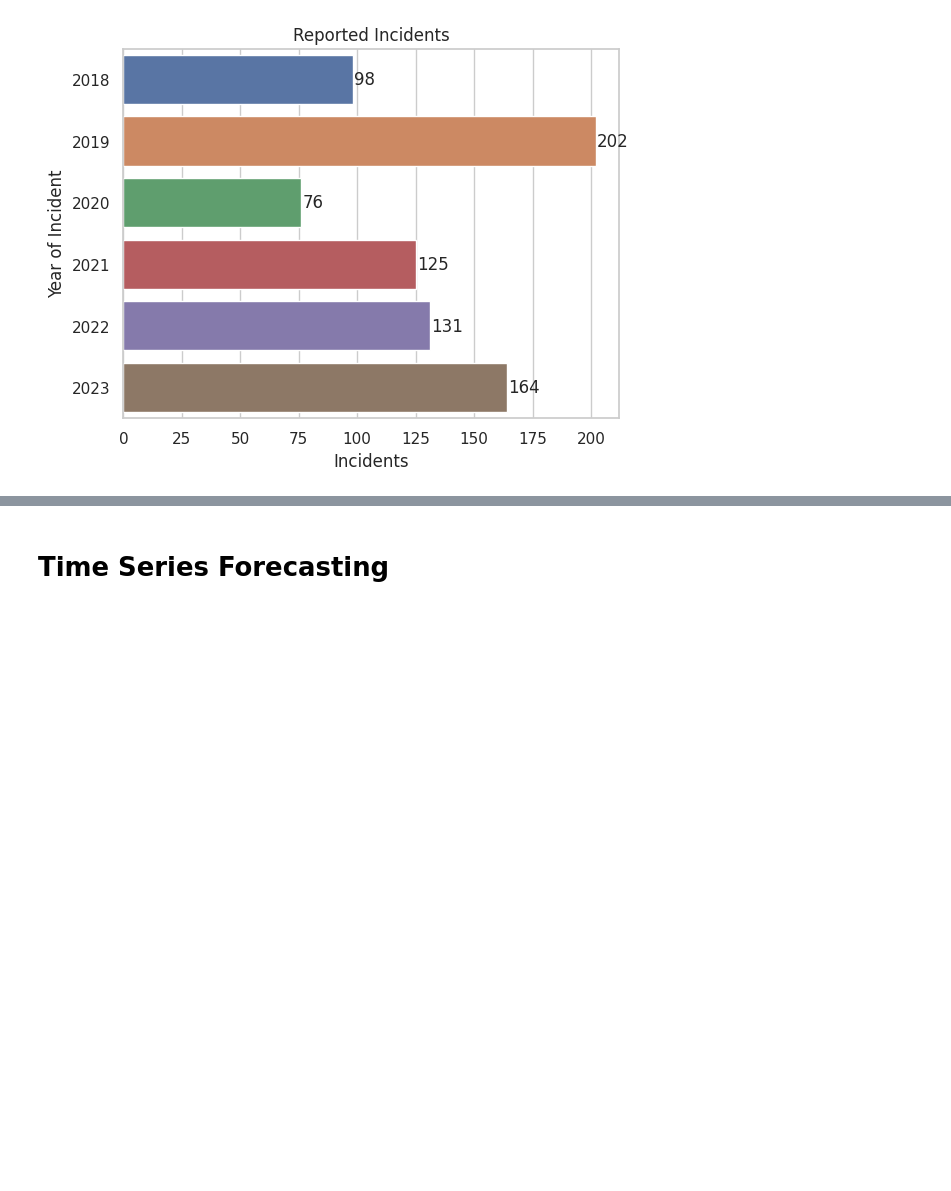
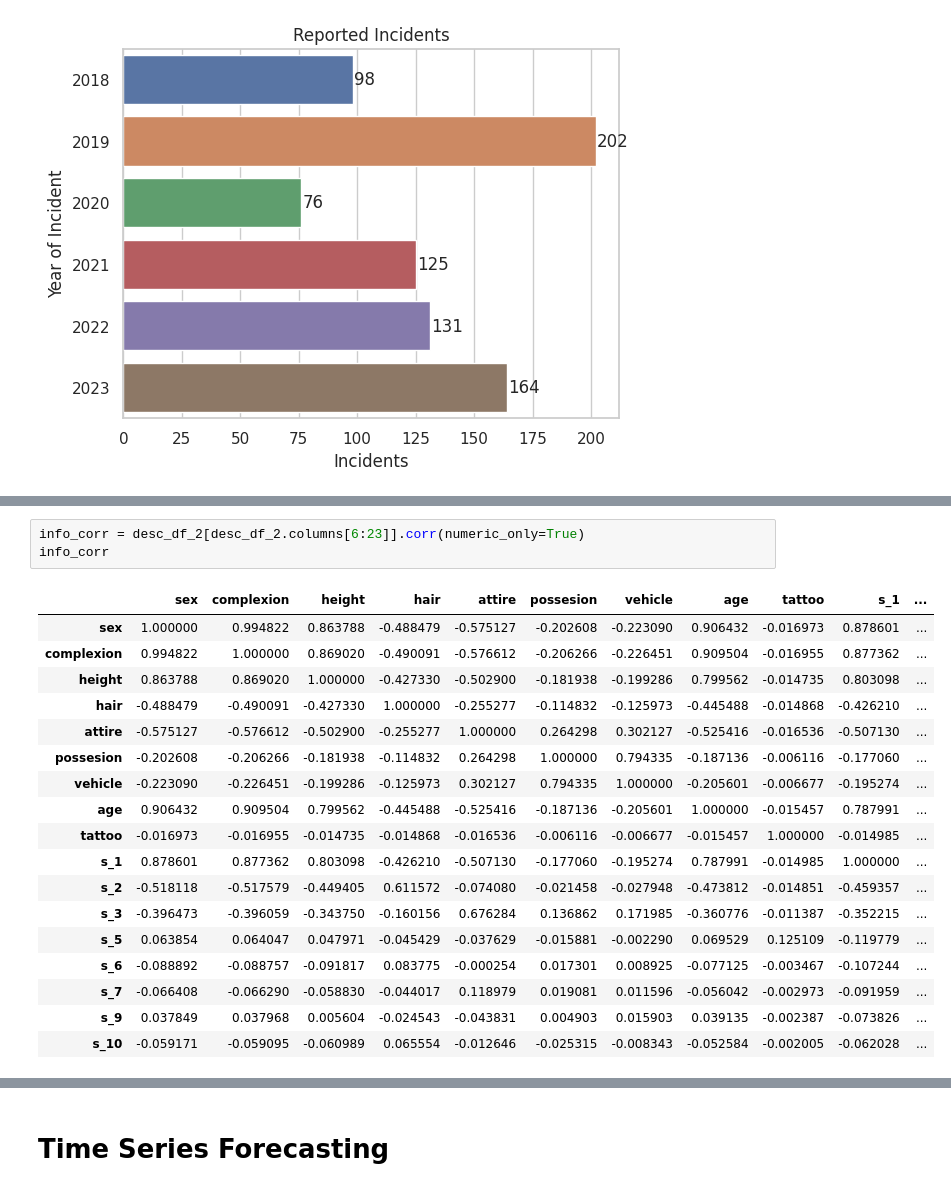
Before and after one commit to timothycho01/TMU_Security_Incidents, a Jupyter notebook: TMU_Security_Incidents.ipynb, the cells around one changed output, grey strips where cells are left out. Cells and saved outputs as stored; diff of their text form; blank space fills up the shorter version.

```diff
--- a/TMU_Security_Incidents.ipynb
+++ b/TMU_Security_Incidents.ipynb
@@ -472,0 +669,22 @@ ii_df.head()
+# %%
+info_corr = desc_df_2[desc_df_2.columns[6:23]].corr(numeric_only=True)
+info_corr
+# %% [output]
+|  | sex | complexion | height | hair | attire | possesion | vehicle | age | tattoo | s_1 | ... |
+| sex | 1.000000 | 0.994822 | 0.863788 | -0.488479 | -0.575127 | -0.202608 | -0.223090 | 0.906432 | -0.016973 | 0.878601 | ... |
+| complexion | 0.994822 | 1.000000 | 0.869020 | -0.490091 | -0.576612 | -0.206266 | -0.226451 | 0.909504 | -0.016955 | 0.877362 | ... |
+| height | 0.863788 | 0.869020 | 1.000000 | -0.427330 | -0.502900 | -0.181938 | -0.199286 | 0.799562 | -0.014735 | 0.803098 | ... |
+| hair | -0.488479 | -0.490091 | -0.427330 | 1.000000 | -0.255277 | -0.114832 | -0.125973 | -0.445488 | -0.014868 | -0.426210 | ... |
+| attire | -0.575127 | -0.576612 | -0.502900 | -0.255277 | 1.000000 | 0.264298 | 0.302127 | -0.525416 | -0.016536 | -0.507130 | ... |
+| possesion | -0.202608 | -0.206266 | -0.181938 | -0.114832 | 0.264298 | 1.000000 | 0.794335 | -0.187136 | -0.006116 | -0.177060 | ... |
+| vehicle | -0.223090 | -0.226451 | -0.199286 | -0.125973 | 0.302127 | 0.794335 | 1.000000 | -0.205601 | -0.006677 | -0.195274 | ... |
+| age | 0.906432 | 0.909504 | 0.799562 | -0.445488 | -0.525416 | -0.187136 | -0.205601 | 1.000000 | -0.015457 | 0.787991 | ... |
+| tattoo | -0.016973 | -0.016955 | -0.014735 | -0.014868 | -0.016536 | -0.006116 | -0.006677 | -0.015457 | 1.000000 | -0.014985 | ... |
+| s_1 | 0.878601 | 0.877362 | 0.803098 | -0.426210 | -0.507130 | -0.177060 | -0.195274 | 0.787991 | -0.014985 | 1.000000 | ... |
+| s_2 | -0.518118 | -0.517579 | -0.449405 | 0.611572 | -0.074080 | -0.021458 | -0.027948 | -0.473812 | -0.014851 | -0.459357 | ... |
+| s_3 | -0.396473 | -0.396059 | -0.343750 | -0.160156 | 0.676284 | 0.136862 | 0.171985 | -0.360776 | -0.011387 | -0.352215 | ... |
+| s_5 | 0.063854 | 0.064047 | 0.047971 | -0.045429 | -0.037629 | -0.015881 | -0.002290 | 0.069529 | 0.125109 | -0.119779 | ... |
+| s_6 | -0.088892 | -0.088757 | -0.091817 | 0.083775 | -0.000254 | 0.017301 | 0.008925 | -0.077125 | -0.003467 | -0.107244 | ... |
+| s_7 | -0.066408 | -0.066290 | -0.058830 | -0.044017 | 0.118979 | 0.019081 | 0.011596 | -0.056042 | -0.002973 | -0.091959 | ... |
+| s_9 | 0.037849 | 0.037968 | 0.005604 | -0.024543 | -0.043831 | 0.004903 | 0.015903 | 0.039135 | -0.002387 | -0.073826 | ... |
+| s_10 | -0.059171 | -0.059095 | -0.060989 | 0.065554 | -0.012646 | -0.025315 | -0.008343 | -0.052584 | -0.002005 | -0.062028 | ... |
```
Also changed, not shown: parts of 32 cells of this notebook, 2 other files.
